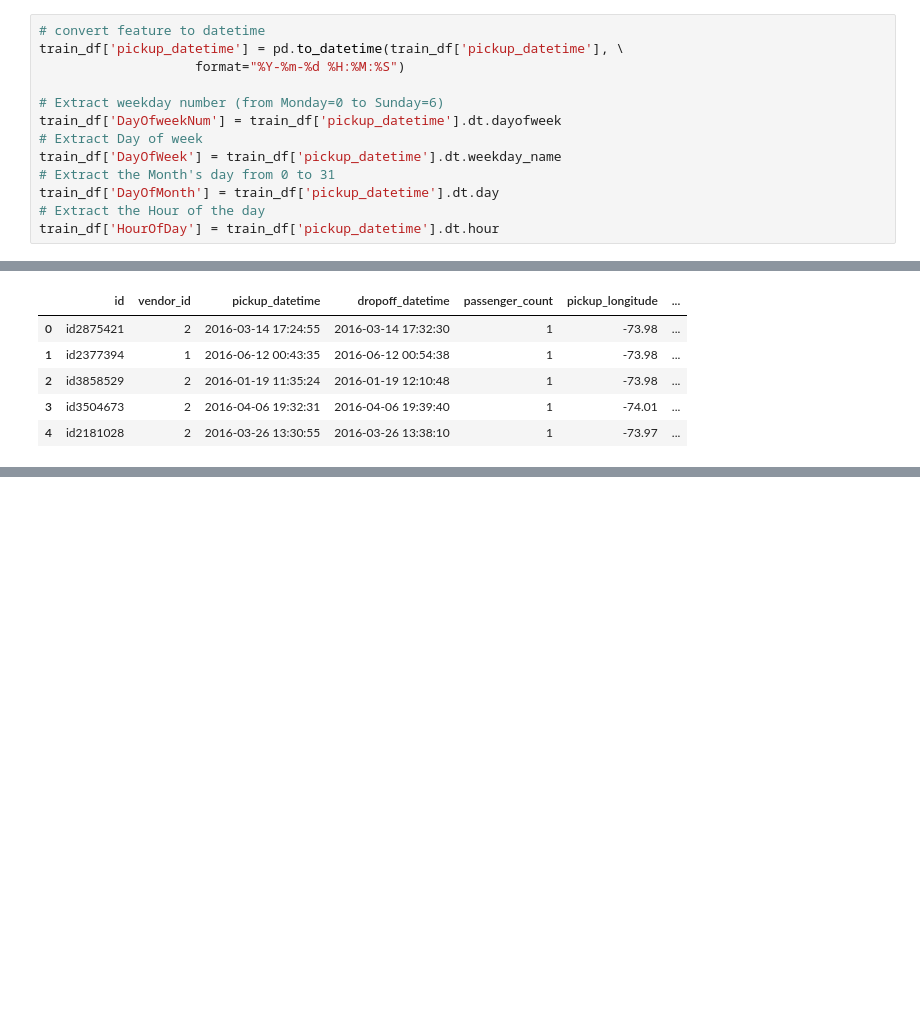
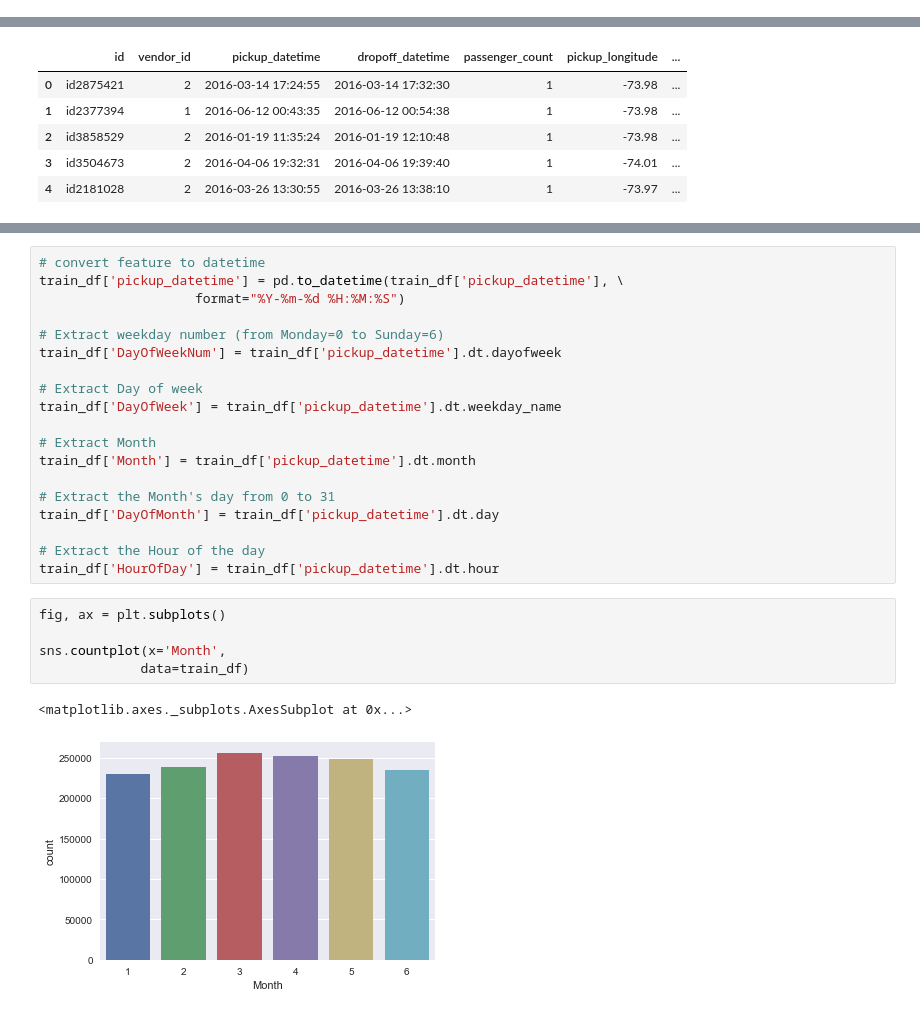
Before and after one commit to MelanVijayaratnam/Kaggle-nb, a Jupyter notebook: Taxi/Taxi.ipynb, the cells around one changed output, grey strips where cells are left out. Drawn from its saved outputs; the diff is of its cells as text; blank space fills up the shorter version.

Commit message:
Analyze data distribution based on months' trips

```diff
--- a/Taxi/Taxi.ipynb
+++ b/Taxi/Taxi.ipynb
@@ -148,19 +148,6 @@ We observe that there is not strong relation with the trip duration and the actu
 We need to feature engineering the string features to establish a new correlation plot as we might infer something more interesting.
 # %% [markdown]
 <h3>Feature Engineering</h3>
-# %%
-# convert feature to datetime
-train_df['pickup_datetime'] = pd.to_datetime(train_df['pickup_datetime'], \
-                    format="%Y-%m-%d %H:%M:%S")
-
-# Extract weekday number (from Monday=0 to Sunday=6)
-train_df['DayOfweekNum'] = train_df['pickup_datetime'].dt.dayofweek
-# Extract Day of week
-train_df['DayOfWeek'] = train_df['pickup_datetime'].dt.weekday_name
-# Extract the Month's day from 0 to 31
-train_df['DayOfMonth'] = train_df['pickup_datetime'].dt.day
-# Extract the Hour of the day
-train_df['HourOfDay'] = train_df['pickup_datetime'].dt.hour
 # %%
 train_df.head()
 # %% [output]
@@ -172,0 +182,27 @@ train_df.head()
+# %%
+# convert feature to datetime
+train_df['pickup_datetime'] = pd.to_datetime(train_df['pickup_datetime'], \
+                    format="%Y-%m-%d %H:%M:%S")
+
+# Extract weekday number (from Monday=0 to Sunday=6)
+train_df['DayOfWeekNum'] = train_df['pickup_datetime'].dt.dayofweek
+
+# Extract Day of week
+train_df['DayOfWeek'] = train_df['pickup_datetime'].dt.weekday_name
+
+# Extract Month
+train_df['Month'] = train_df['pickup_datetime'].dt.month
+
+# Extract the Month's day from 0 to 31
+train_df['DayOfMonth'] = train_df['pickup_datetime'].dt.day
+
+# Extract the Hour of the day
+train_df['HourOfDay'] = train_df['pickup_datetime'].dt.hour
+# %%
+fig, ax = plt.subplots()
+
+sns.countplot(x='Month',
+             data=train_df)
+# %% [output]
+<matplotlib.axes._subplots.AxesSubplot at 0x...>
+[figure, added]
```
Also changed, not shown: parts of 3 cells of this notebook.
